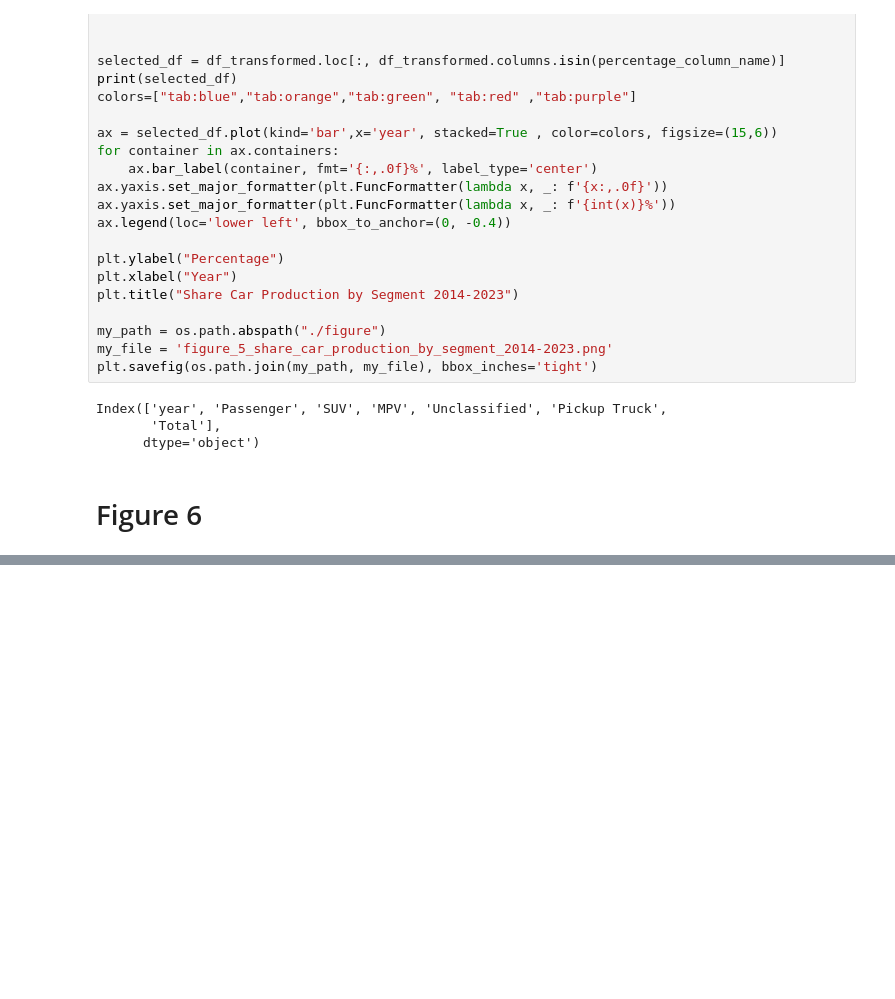
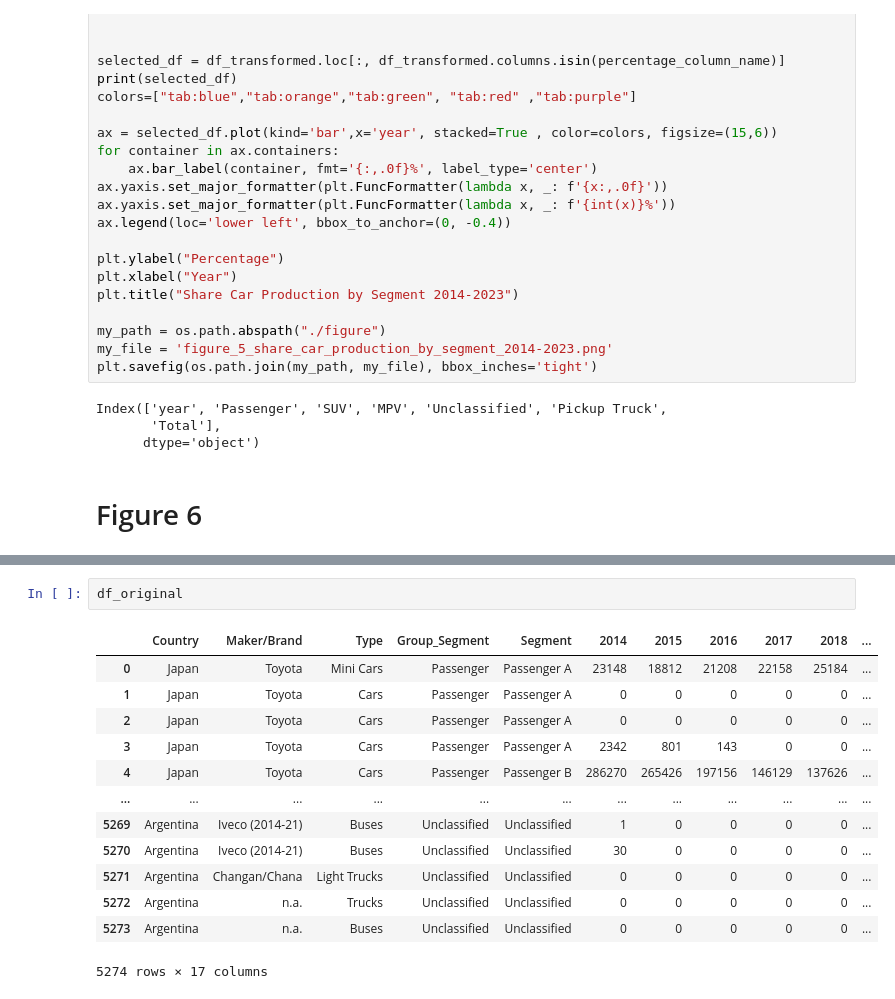
Before and after one commit to maxvcbhan/DADS5001-car-production, a Jupyter notebook: app.ipynb, the cells around one changed output, grey strips where cells are left out. Saved outputs shown, nothing was run; the diff lists cells and outputs as text; blank space fills up the shorter version.

```diff
--- a/app.ipynb
+++ b/app.ipynb
@@ -339,0 +368,16 @@ colors=["tab:blue","tab:orange","tab:green", "tab:red" ,"tab:purple"]
+# %%
+df_original
+# %% [output]
+|  | Country | Maker/Brand | Type | Group_Segment | Segment | 2014 | 2015 | 2016 | 2017 | 2018 | ... |
+| 0 | Japan | Toyota | Mini Cars | Passenger | Passenger A | 23148 | 18812 | 21208 | 22158 | 25184 | ... |
+| 1 | Japan | Toyota | Cars | Passenger | Passenger A | 0 | 0 | 0 | 0 | 0 | ... |
+| 2 | Japan | Toyota | Cars | Passenger | Passenger A | 0 | 0 | 0 | 0 | 0 | ... |
+| 3 | Japan | Toyota | Cars | Passenger | Passenger A | 2342 | 801 | 143 | 0 | 0 | ... |
+| 4 | Japan | Toyota | Cars | Passenger | Passenger B | 286270 | 265426 | 197156 | 146129 | 137626 | ... |
+| ... | ... | ... | ... | ... | ... | ... | ... | ... | ... | ... | ... |
+| 5269 | Argentina | Iveco (2014-21) | Buses | Unclassified | Unclassified | 1 | 0 | 0 | 0 | 0 | ... |
+| 5270 | Argentina | Iveco (2014-21) | Buses | Unclassified | Unclassified | 30 | 0 | 0 | 0 | 0 | ... |
+| 5271 | Argentina | Changan/Chana | Light Trucks | Unclassified | Unclassified | 0 | 0 | 0 | 0 | 0 | ... |
+| 5272 | Argentina | n.a. | Trucks | Unclassified | Unclassified | 0 | 0 | 0 | 0 | 0 | ... |
+| 5273 | Argentina | n.a. | Buses | Unclassified | Unclassified | 0 | 0 | 0 | 0 | 0 | ... |
+5274 rows × 17 columns
```
Also changed, not shown: parts of 2 cells of this notebook, 1 other file.
